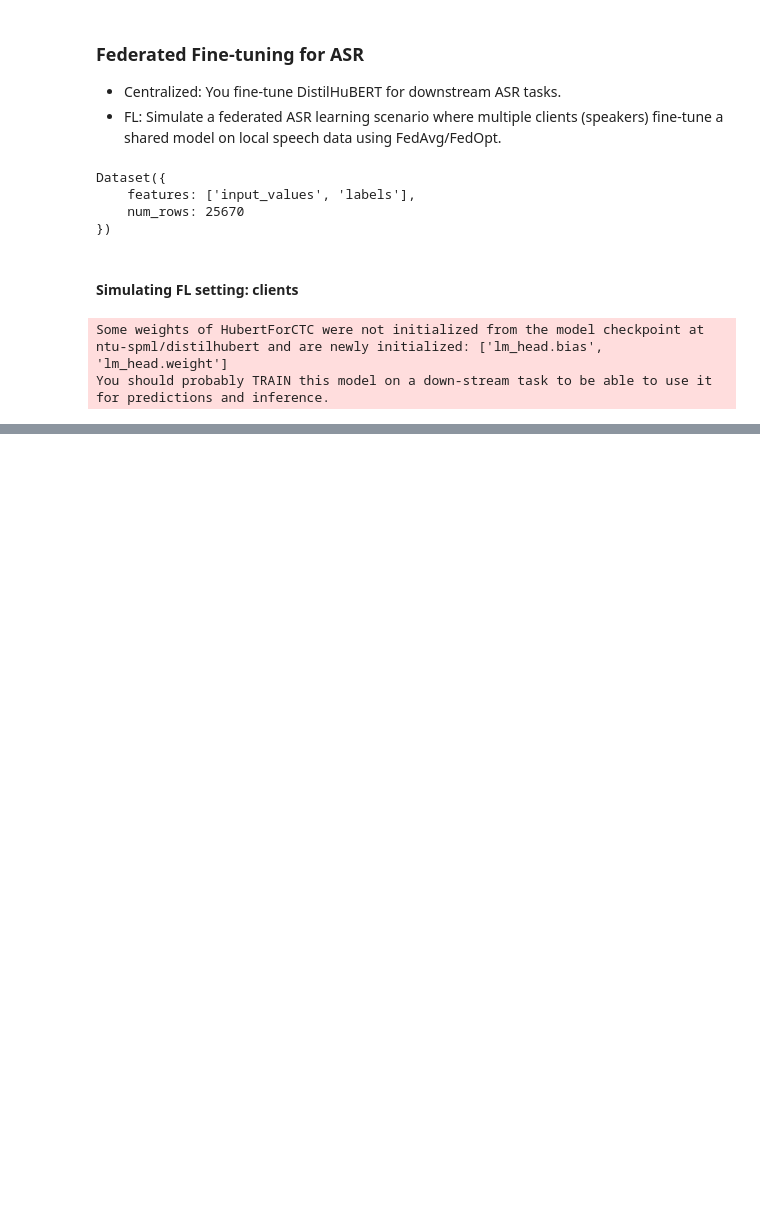
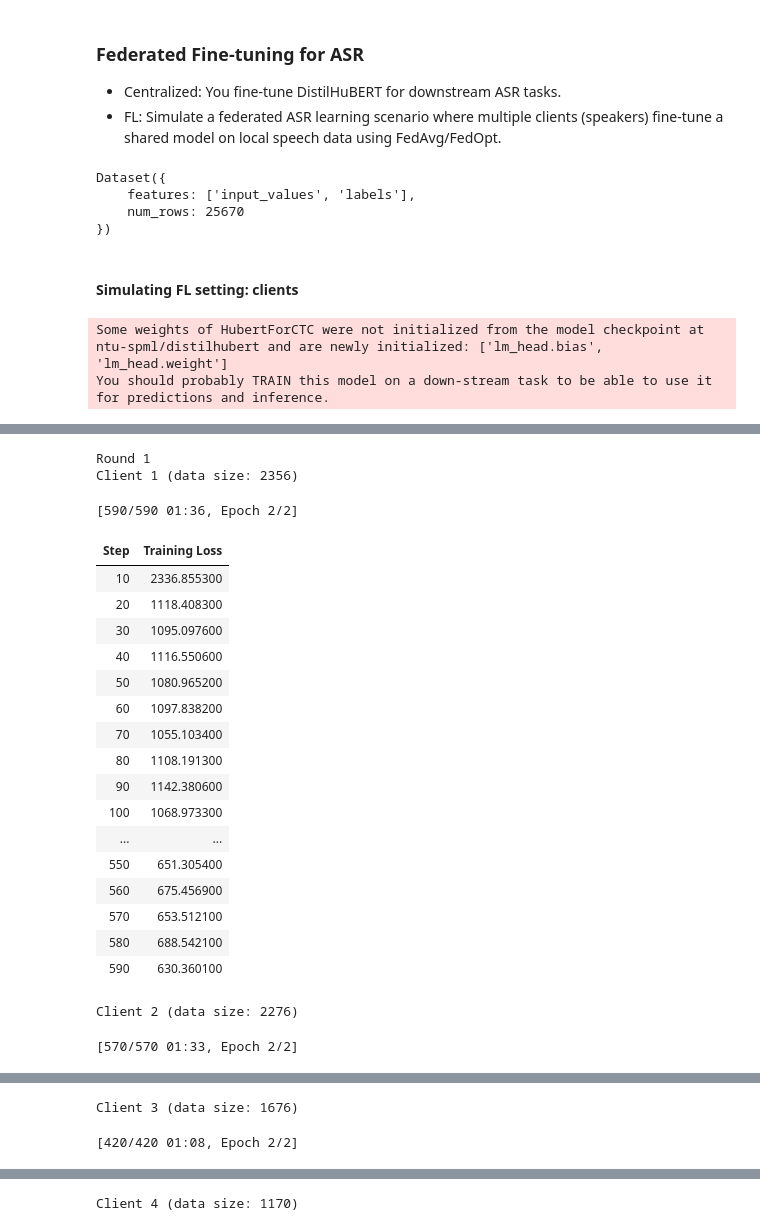
Before and after one commit to pippahtlin/GMM-DistilHuBERT, a Jupyter notebook: FL_script/Federated_ASR.ipynb, the cells around one changed output, grey strips where cells are left out. Saved outputs shown, nothing was run; the diff lists cells and outputs as text; code cells hidden in the pictures; blank space fills up the shorter version.

```diff
--- a/FL_script/Federated_ASR.ipynb
+++ b/FL_script/Federated_ASR.ipynb
@@ -88,10 +89,13 @@ class DataCollatorCTCWithPadding:
         return batch
 
 data_collator = DataCollatorCTCWithPadding(processor)
+# %%
+model_save_path = "/scratch/pippalin2/jupyter/GMM-DistilHuBERT/FL_script/FedAvg_checkpoints"
+os.makedirs(model_save_path, exist_ok=True)
 # %%
 def local_finetune(model, dataset, processor, collator, compute_metrics, output_dir):
     training_args = TrainingArguments(
-        output_dir="./FedAvg_checkpoints",
+        output_dir=model_save_path,
         per_device_train_batch_size=2,
         eval_strategy="no",
         num_train_epochs=2,
@@ -114,7 +118,7 @@ def local_finetune(model, dataset, processor, collator, compute_metrics, output_
     train_output = trainer.train()
     metrics = {
     "train_loss": train_output.training_loss,
-    "train_steps": training_args.max_steps if training_args.max_steps else None,
+    "train_steps": trainer.state.global_step,
     }
     return model.state_dict(), metrics
 
@@ -165,7 +169,7 @@ def compute_metrics(pred):
 
 def evaluate_global_model(global_model, eval_dataset):
     eval_args = TrainingArguments(
-        output_dir="./FedAvg_checkpoints/eval_temp",
+        output_dir= model_save_path,
         per_device_eval_batch_size=4,
         report_to="none",
         do_train=False,
@@ -317,0 +194,68 @@ plt.show()
+# %%
+global_model = deepcopy(base_model)
+round_metrics = []
+
+for round_num in range(10):
+    print(f"Round {round_num + 1}")
+    selected_clients = random.sample(client_datasets, k=5)
+    weights = []
+    client_losses = []
+
+    for i, client_data in enumerate(selected_clients):
+        print(f"Client {i+1} (data size: {len(client_data)})")
+        local_model = copy.deepcopy(global_model)
+        state, train_metrics = local_finetune(
+            local_model,
+            client_data,
+            processor,
+            data_collator,
+            compute_metrics,
+            model_save_path,
+        )
+        weights.append(state)
+        client_losses.append(train_metrics["train_loss"])
+
+    # FedAvg
+    avg_weights = fed_avg(weights)
+    global_model.load_state_dict(avg_weights)
+
+    # Save the global model
+    round_model_dir = os.path.join(model_save_path, f"round{round_num+1}_global_model")
+    os.makedirs(round_model_dir, exist_ok=True)
+    global_model.save_pretrained(round_model_dir)
+
+    # Evaluate global model and log metrics
+    eval_metrics = evaluate_global_model(global_model, eval_dataset)
+
+    round_metrics.append({
+        "round": round_num + 1,
+        "train_loss": sum(client_losses) / len(client_losses),
+        "train_steps": train_metrics["train_steps"],
+        "eval_loss": eval_metrics.get("eval_loss"),
+        "eval_wer": eval_metrics.get("eval_wer"),
+        "eval_cer": eval_metrics.get("eval_cer"),
+        "eval_ser": eval_metrics.get("eval_ser"),
+    })
+# %% [output]
+Round 1
+Client 1 (data size: 2356)
+[590/590 01:36, Epoch 2/2]
+| Step | Training Loss |
+| 10 | 2336.855300 |
+| 20 | 1118.408300 |
+| 30 | 1095.097600 |
+| 40 | 1116.550600 |
+| 50 | 1080.965200 |
+| 60 | 1097.838200 |
+| 70 | 1055.103400 |
+| 80 | 1108.191300 |
+| 90 | 1142.380600 |
+| 100 | 1068.973300 |
+| ... | ... |
+| 550 | 651.305400 |
+| 560 | 675.456900 |
+| 570 | 653.512100 |
+| 580 | 688.542100 |
+| 590 | 630.360100 |
+Client 2 (data size: 2276)
+[570/570 01:33, Epoch 2/2]
@@ -317,0 +279,2 @@ plt.show()
+Client 3 (data size: 1676)
+[420/420 01:08, Epoch 2/2]
@@ -317,0 +298 @@ plt.show()
+Client 4 (data size: 1170)
```
Also changed, not shown: parts of 12 cells of this notebook, 1 other file.
